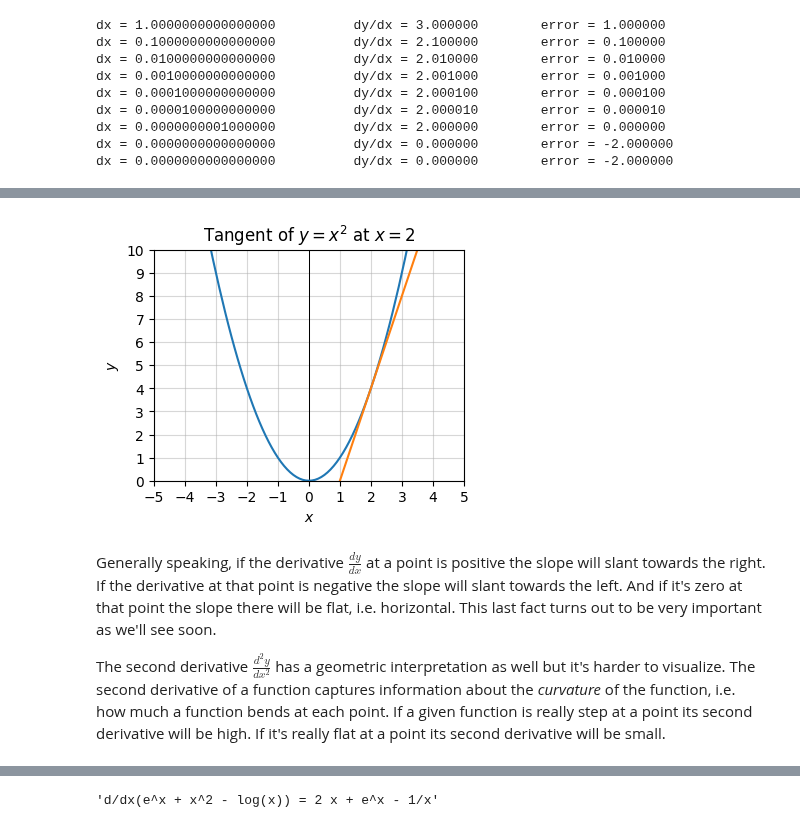
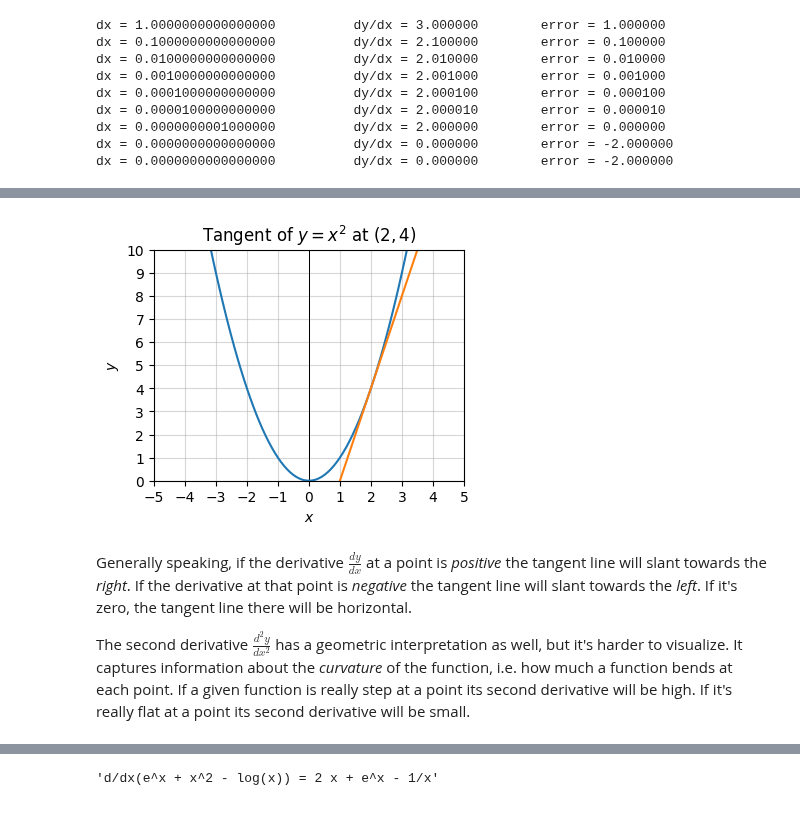
Before and after one commit to rkingery/ml-book, a Jupyter notebook: notebooks/calculus.ipynb, the cells around one changed output, grey strips where cells are left out. Saved outputs shown, nothing was run; the diff lists cells and outputs as text; code cells hidden in the pictures.

```diff
--- a/notebooks/calculus.ipynb
+++ b/notebooks/calculus.ipynb
@@ -144,15 +153,19 @@ def get_tangent_line(x, y, x0, dx=1e-5):
 # %%
+f = lambda x: x ** 2
+dfdx = lambda x: 2 * x
+
 x0 = 2
-x = np.arange(-10, 10, 0.1)
-y = x ** 2
-y_tangent = get_tangent_line(x, y, x0, dx=1e-5)
-plot_function(x, (y, y_tangent), (-5, 5), (0, 10), title=f'Tangent of $y=x^2$ at $x={x0}$')
+y0 = f(x0)
+x = np.arange(-3 * x0, 3 * x0, 0.1)
+
+f_tangent = lambda x: y0 + dfdx(x0) * (x - x0)
+plot_function(x, (f, f_tangent), (-5, 5), (0, 10), title=f'Tangent of $y=x^2$ at ${(x0,y0)}$')
 # %% [output]
-[figure, old version]
+[figure, new version]
 # %% [markdown]
-Generally speaking, if the derivative $\frac{dy}{dx}$ at a point is positive the slope will slant towards the right. If the derivative at that point is negative the slope will slant towards the left. And if it's zero at that point the slope there will be flat, i.e. horizontal. This last fact turns out to be very important as we'll see soon.
+Generally speaking, if the derivative $\frac{dy}{dx}$ at a point is *positive* the tangent line will slant towards the *right*. If the derivative at that point is *negative* the tangent line will slant towards the *left*. If it's zero, the tangent line there will be horizontal.
 
-The second derivative $\frac{d^2 y}{dx^2}$ has a geometric interpretation as well but it's harder to visualize. The second derivative of a function captures information about the *curvature* of the function, i.e. how much a function bends at each point. If a given function is really step at a point its second derivative will be high. If it's really flat at a point its second derivative will be small.
+The second derivative $\frac{d^2 y}{dx^2}$ has a geometric interpretation as well, but it's harder to visualize. It captures information about the *curvature* of the function, i.e. how much a function bends at each point. If a given function is really step at a point its second derivative will be high. If it's really flat at a point its second derivative will be small.
 # %% [markdown]
 ### Differentiation Rules
 
```
Also changed, not shown: parts of 52 cells of this notebook, 7 other files.
